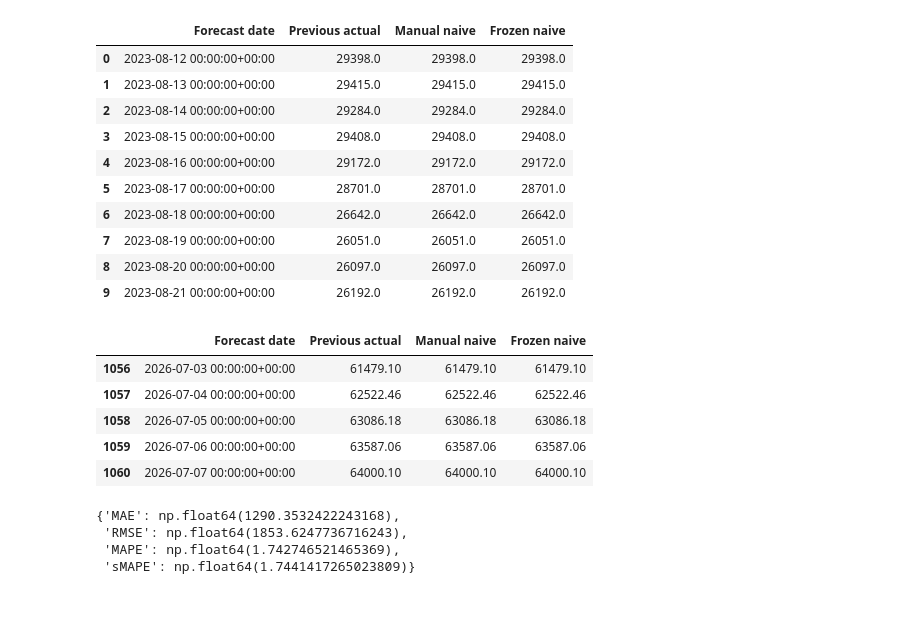
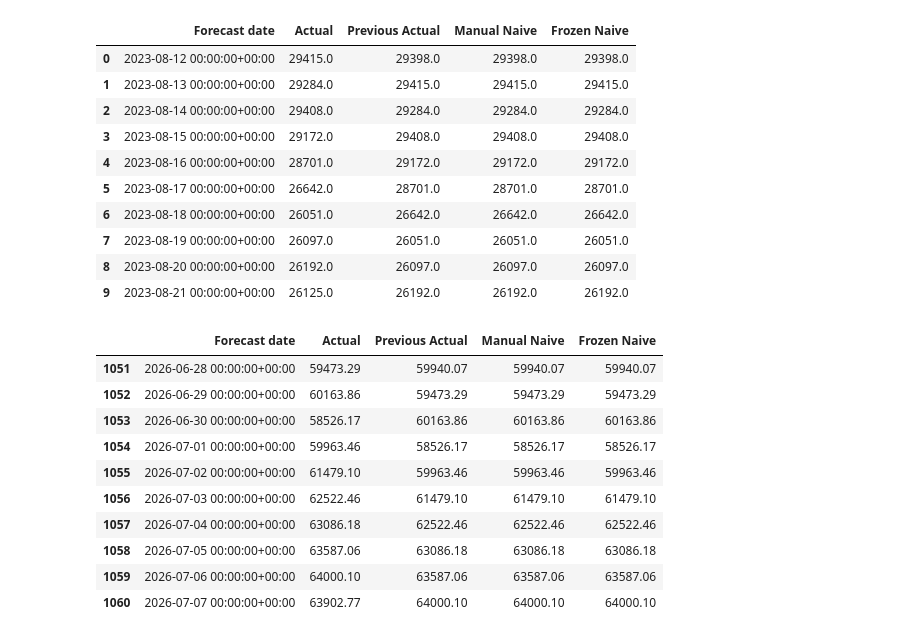
Before and after one commit to mdsoadsolaiman/Time-Series-Foundation-Models, a Jupyter notebook: notebooks/08_Bitcoin_Naive_Audit.ipynb, the cells around one changed output. Saved outputs shown, nothing was run; the diff lists cells and outputs as text; code cells hidden in the pictures; blank space fills up the shorter version.

```diff
--- a/notebooks/08_Bitcoin_Naive_Audit.ipynb
+++ b/notebooks/08_Bitcoin_Naive_Audit.ipynb
@@ -31,53 +104,38 @@ PROMOTE_TO_AUTHORITATIVE = False
 # %%
-# Load the canonical split and frozen forecast matrix.
-_, target = load_bitcoin_target(ROOT)
-train, test = canonical_split(target)
-validated = load_validated_forecasts(ROOT)
+# Reconstruct persistence directly from the previous observed actual --
+# built only from the canonical target, never from the stored Naive column.
+naive = target.shift(1).reindex(test.index)
 
-# Reconstruct persistence directly from the previous observed actual.
-naive = target.shift(1).reindex(test.index)
 rows = pd.DataFrame({
     'Forecast date': test.index,
-    'Previous actual': [train.iloc[-1], *test.iloc[:-1]],
-    'Manual naive': naive.to_numpy(),
-    'Frozen naive': validated.Naive.to_numpy(),
+    'Actual': test.to_numpy(),
+    'Previous Actual': [train.iloc[-1], *test.iloc[:-1]],
+    'Manual Naive': naive.to_numpy(),
+    'Frozen Naive': validated.Naive.to_numpy(),
 })
 
-# Display the existing leading and trailing row audit.
 display(rows.head(10))
-display(rows.tail(5))
+display(rows.tail(10))
 # %% [output]
-|  | Forecast date | Previous actual | Manual naive | Frozen naive |
-| 0 | 2023-08-12 00:00:00+00:00 | 29398.0 | 29398.0 | 29398.0 |
-| 1 | 2023-08-13 00:00:00+00:00 | 29415.0 | 29415.0 | 29415.0 |
-| 2 | 2023-08-14 00:00:00+00:00 | 29284.0 | 29284.0 | 29284.0 |
-| 3 | 2023-08-15 00:00:00+00:00 | 29408.0 | 29408.0 | 29408.0 |
-| 4 | 2023-08-16 00:00:00+00:00 | 29172.0 | 29172.0 | 29172.0 |
-| 5 | 2023-08-17 00:00:00+00:00 | 28701.0 | 28701.0 | 28701.0 |
-| 6 | 2023-08-18 00:00:00+00:00 | 26642.0 | 26642.0 | 26642.0 |
-| 7 | 2023-08-19 00:00:00+00:00 | 26051.0 | 26051.0 | 26051.0 |
-| 8 | 2023-08-20 00:00:00+00:00 | 26097.0 | 26097.0 | 26097.0 |
-| 9 | 2023-08-21 00:00:00+00:00 | 26192.0 | 26192.0 | 26192.0 |
+|  | Forecast date | Actual | Previous Actual | Manual Naive | Frozen Naive |
+| 0 | 2023-08-12 00:00:00+00:00 | 29415.0 | 29398.0 | 29398.0 | 29398.0 |
+| 1 | 2023-08-13 00:00:00+00:00 | 29284.0 | 29415.0 | 29415.0 | 29415.0 |
+| 2 | 2023-08-14 00:00:00+00:00 | 29408.0 | 29284.0 | 29284.0 | 29284.0 |
+| 3 | 2023-08-15 00:00:00+00:00 | 29172.0 | 29408.0 | 29408.0 | 29408.0 |
+| 4 | 2023-08-16 00:00:00+00:00 | 28701.0 | 29172.0 | 29172.0 | 29172.0 |
+| 5 | 2023-08-17 00:00:00+00:00 | 26642.0 | 28701.0 | 28701.0 | 28701.0 |
+| 6 | 2023-08-18 00:00:00+00:00 | 26051.0 | 26642.0 | 26642.0 | 26642.0 |
+| 7 | 2023-08-19 00:00:00+00:00 | 26097.0 | 26051.0 | 26051.0 | 26051.0 |
+| 8 | 2023-08-20 00:00:00+00:00 | 26192.0 | 26097.0 | 26097.0 | 26097.0 |
+| 9 | 2023-08-21 00:00:00+00:00 | 26125.0 | 26192.0 | 26192.0 | 26192.0 |
-|  | Forecast date | Previous actual | Manual naive | Frozen naive |
-| 1056 | 2026-07-03 00:00:00+00:00 | 61479.10 | 61479.10 | 61479.10 |
-| 1057 | 2026-07-04 00:00:00+00:00 | 62522.46 | 62522.46 | 62522.46 |
-| 1058 | 2026-07-05 00:00:00+00:00 | 63086.18 | 63086.18 | 63086.18 |
-| 1059 | 2026-07-06 00:00:00+00:00 | 63587.06 | 63587.06 | 63587.06 |
-| 1060 | 2026-07-07 00:00:00+00:00 | 64000.10 | 64000.10 | 64000.10 |
+|  | Forecast date | Actual | Previous Actual | Manual Naive | Frozen Naive |
+| 1051 | 2026-06-28 00:00:00+00:00 | 59473.29 | 59940.07 | 59940.07 | 59940.07 |
+| 1052 | 2026-06-29 00:00:00+00:00 | 60163.86 | 59473.29 | 59473.29 | 59473.29 |
+| 1053 | 2026-06-30 00:00:00+00:00 | 58526.17 | 60163.86 | 60163.86 | 60163.86 |
+| 1054 | 2026-07-01 00:00:00+00:00 | 59963.46 | 58526.17 | 58526.17 | 58526.17 |
+| 1055 | 2026-07-02 00:00:00+00:00 | 61479.10 | 59963.46 | 59963.46 | 59963.46 |
+| 1056 | 2026-07-03 00:00:00+00:00 | 62522.46 | 61479.10 | 61479.10 | 61479.10 |
+| 1057 | 2026-07-04 00:00:00+00:00 | 63086.18 | 62522.46 | 62522.46 | 62522.46 |
+| 1058 | 2026-07-05 00:00:00+00:00 | 63587.06 | 63086.18 | 63086.18 | 63086.18 |
+| 1059 | 2026-07-06 00:00:00+00:00 | 64000.10 | 63587.06 | 63587.06 | 63587.06 |
+| 1060 | 2026-07-07 00:00:00+00:00 | 63902.77 | 64000.10 | 64000.10 | 64000.10 |
-# %%
-# Recompute the persistence errors directly.
-error = test - naive
-manual = {
-    'MAE': np.abs(error).mean(),
-    'RMSE': np.sqrt(np.mean(error ** 2)),
-    'MAPE': 100 * np.mean(np.abs(error / test)),
-    'sMAPE': 100 * np.mean(2 * np.abs(error) / (np.abs(test) + np.abs(naive))),
-}
-
-# Display the unchanged manual metrics.
-manual
-# %% [output]
-{'MAE': np.float64(1290.3532422243168),
- 'RMSE': np.float64(1853.6247736716243),
- 'MAPE': np.float64(1.742746521465369),
- 'sMAPE': np.float64(1.7441417265023809)}
```
Also changed, not shown: parts of 28 cells of this notebook.
